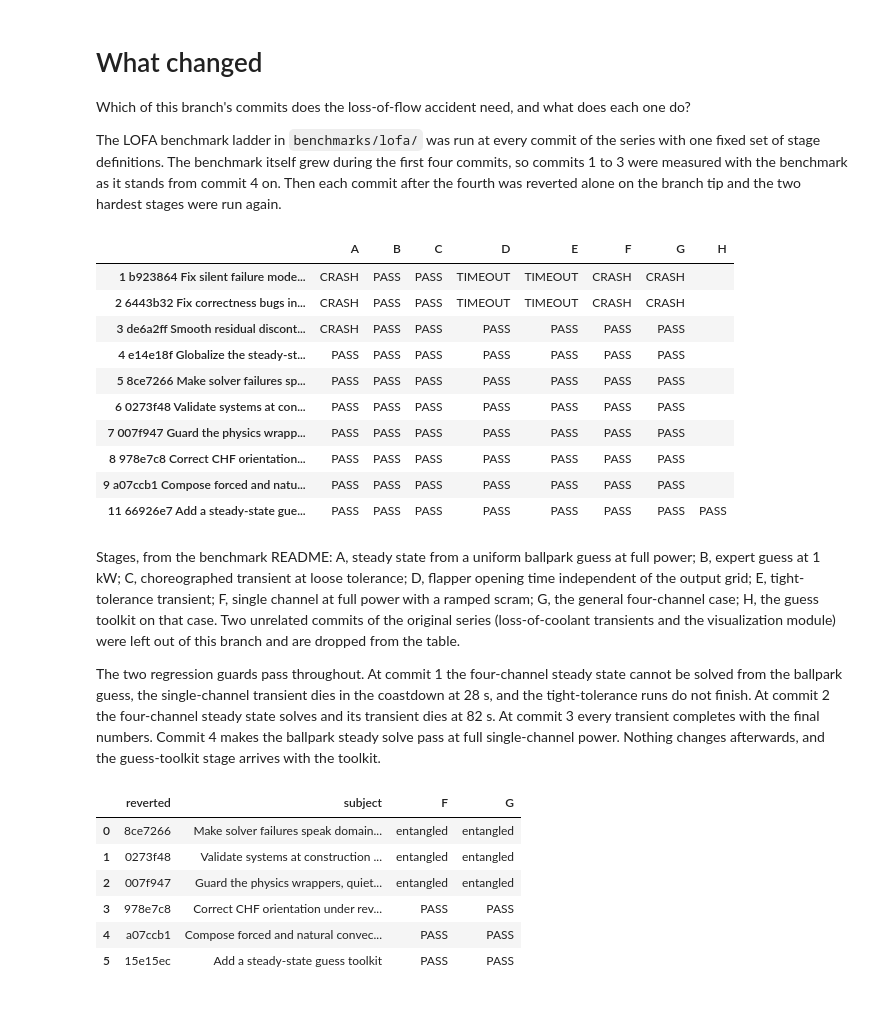
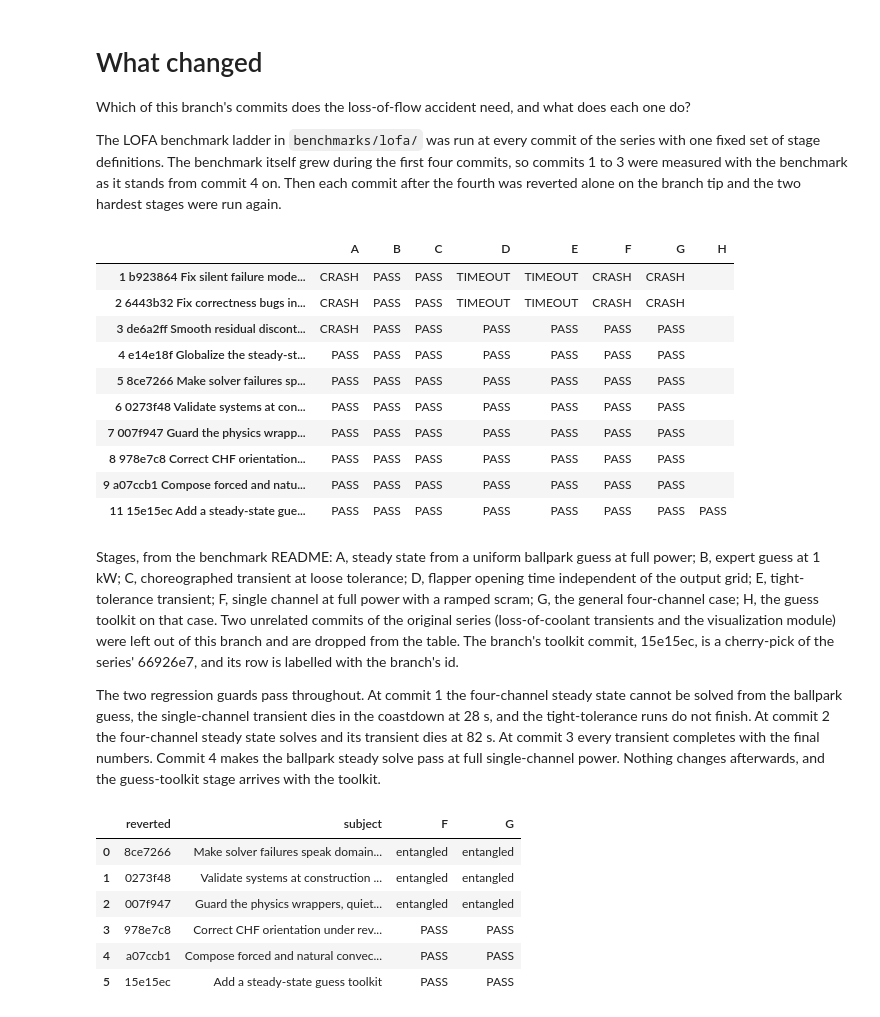
Before and after one commit to ramp-nuclear/STREAM, a Jupyter notebook: showcase/04-what-changed.ipynb, the cells around one changed output. Drawn from its saved outputs; the diff is of its cells as text; code cells hidden in the pictures.

Commit message:
showcase: import from any working directory; tighten eight statements to the records

```diff
--- a/showcase/04-what-changed.ipynb
+++ b/showcase/04-what-changed.ipynb
@@ -8,46 +8,50 @@ of stage definitions. The benchmark itself grew during the first four commits, s
 measured with the benchmark as it stands from commit 4 on. Then each commit after the fourth was
 reverted alone on the branch tip and the two hardest stages were run again.
 # %%
+import sys
 import warnings
+from pathlib import Path
 
 import numpy as np
 import pandas as pd
 
+sys.path.insert(0, str(Path.cwd().parent))
 ladder = pd.read_csv("results/ladder-by-commit.csv", dtype={"sha": str})
 ladder = ladder[~ladder["index"].isin([10, 12])]
 ladder["commit"] = ladder["index"].astype(str) + "  " + ladder["sha"] + "  " + ladder["subject"]
 order = ladder.drop_duplicates("index").sort_values("index")["commit"]
 table = ladder.pivot(index="commit", columns="stage", values="status").reindex(order).fillna("")
 table.index.name = None
 table.columns.name = None
 
 
 def shade(status):
     if status == "PASS":
         return "background-color: #d9f2d9; color: #1e5c1e"
     return "background-color: #ececec; color: #666666"
 
 
 table.style.map(shade).set_properties(**{"text-align": "center"})
 # %% [output]
 |  | A | B | C | D | E | F | G | H |
 | 1 b923864 Fix silent failure mode... | CRASH | PASS | PASS | TIMEOUT | TIMEOUT | CRASH | CRASH |  |
 | 2 6443b32 Fix correctness bugs in... | CRASH | PASS | PASS | TIMEOUT | TIMEOUT | CRASH | CRASH |  |
 | 3 de6a2ff Smooth residual discont... | CRASH | PASS | PASS | PASS | PASS | PASS | PASS |  |
 | 4 e14e18f Globalize the steady-st... | PASS | PASS | PASS | PASS | PASS | PASS | PASS |  |
 | 5 8ce7266 Make solver failures sp... | PASS | PASS | PASS | PASS | PASS | PASS | PASS |  |
 | 6 0273f48 Validate systems at con... | PASS | PASS | PASS | PASS | PASS | PASS | PASS |  |
 | 7 007f947 Guard the physics wrapp... | PASS | PASS | PASS | PASS | PASS | PASS | PASS |  |
 | 8 978e7c8 Correct CHF orientation... | PASS | PASS | PASS | PASS | PASS | PASS | PASS |  |
 | 9 a07ccb1 Compose forced and natu... | PASS | PASS | PASS | PASS | PASS | PASS | PASS |  |
-| 11 66926e7 Add a steady-state gue... | PASS | PASS | PASS | PASS | PASS | PASS | PASS | PASS |
+| 11 15e15ec Add a steady-state gue... | PASS | PASS | PASS | PASS | PASS | PASS | PASS | PASS |
 # %% [markdown]
 Stages, from the benchmark README: A, steady state from a uniform ballpark guess at full power; B, expert
 guess at 1 kW; C, choreographed transient at loose tolerance; D, flapper opening time independent of the
 output grid; E, tight-tolerance transient; F, single channel at full power with a ramped scram; G, the
 general four-channel case; H, the guess toolkit on that case. Two unrelated commits of the original
 series (loss-of-coolant transients and the visualization module) were left out of this branch and are
-dropped from the table.
+dropped from the table. The branch's toolkit commit, 15e15ec, is a cherry-pick of the series' 66926e7, and
+its row is labelled with the branch's id.
 
 The two regression guards pass throughout. At commit 1 the four-channel steady state cannot be solved
 from the ballpark guess, the single-channel transient dies in the coastdown at 28 s, and the
```
Also changed, not shown: parts of 3 cells of this notebook, 10 other files.
